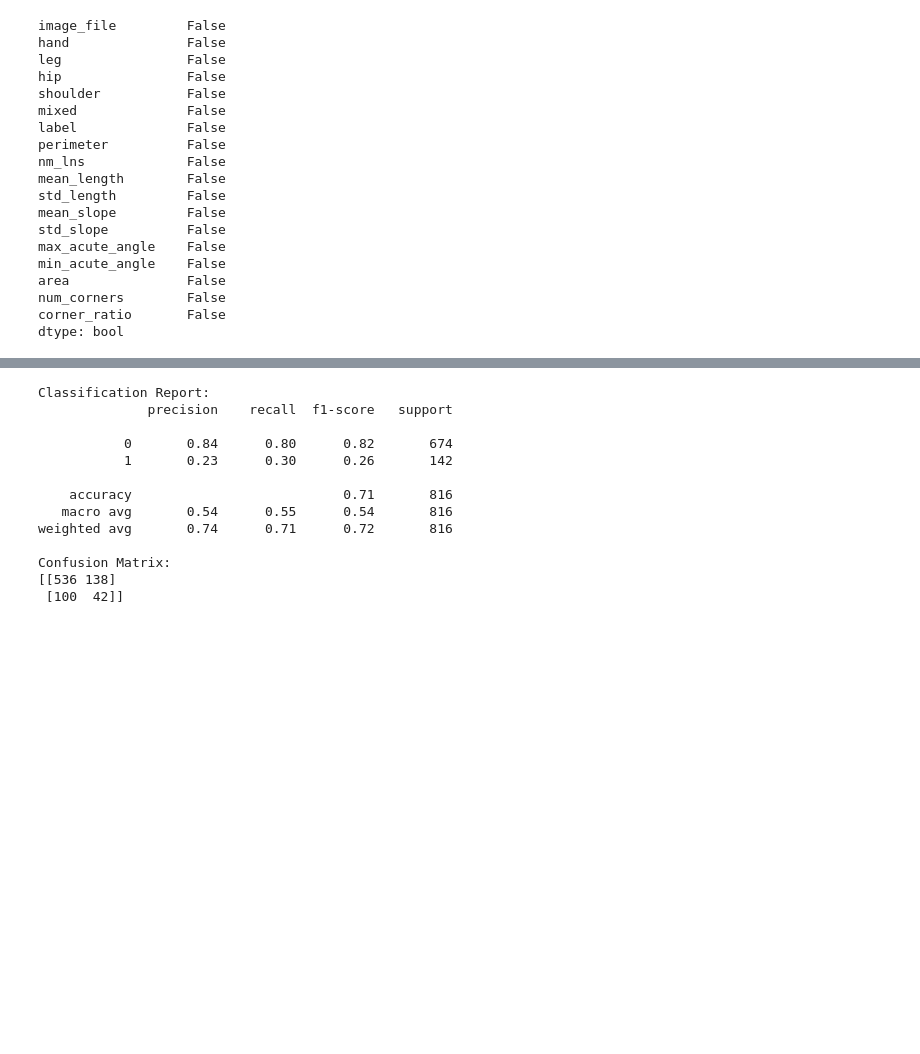
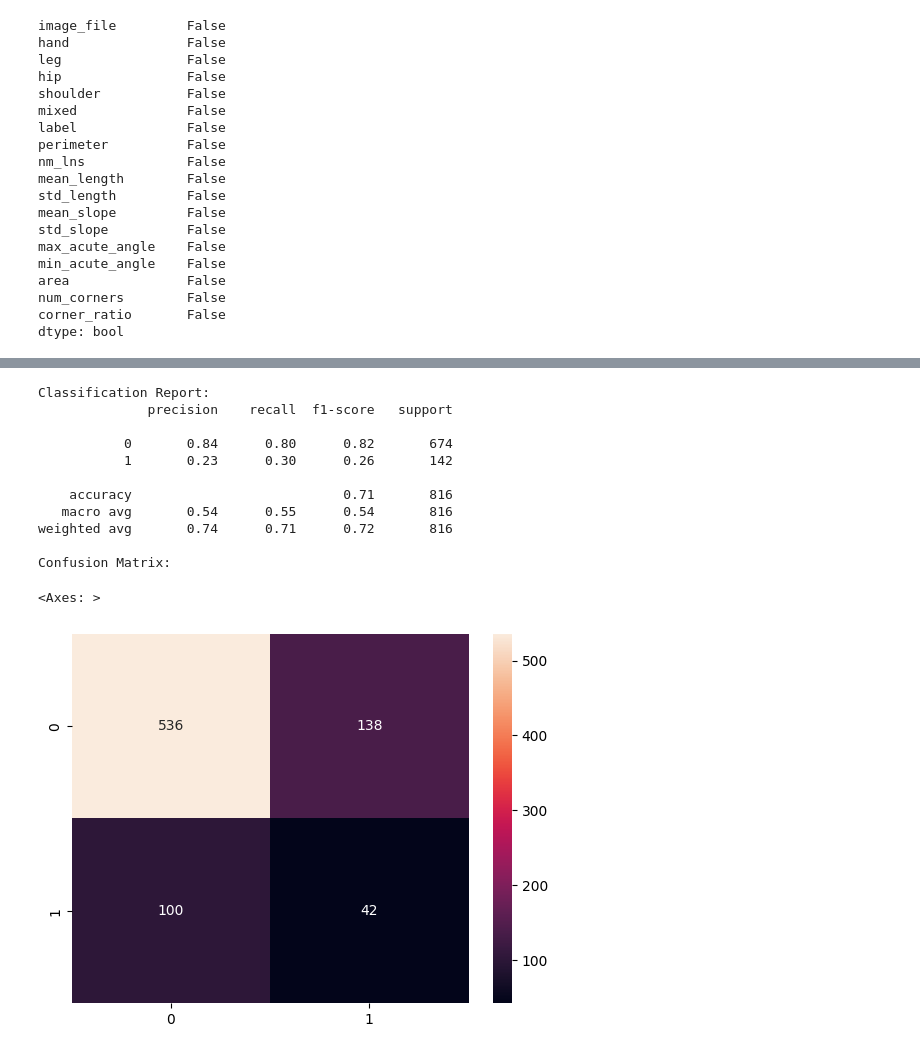
Before and after one commit to FacVain/kirik-tespit, a Jupyter notebook: method-2/classification/ml-test.ipynb, the cells around one changed output, grey strips where cells are left out. Drawn from its saved outputs; the diff is of its cells as text; code cells hidden in the pictures; blank space fills up the shorter version.

```diff
--- a/method-2/classification/ml-test.ipynb
+++ b/method-2/classification/ml-test.ipynb
@@ -86,29 +111,29 @@ Best: 0.298341 using {'class_weight': {0: 1, 1: 5}}
 # %%
 from sklearn.metrics import classification_report, confusion_matrix
+import seaborn as sns
 weigths = grid_result.best_params_['class_weight']
 model = svm.SVC(gamma='scale', class_weight=weigths)
 model.fit(X_train, y_train)
 y_pred = model.predict(X_test)
 
 print("Classification Report:")
 print(classification_report(y_test, y_pred))
-
 print("Confusion Matrix:")
-print(confusion_matrix(y_test, y_pred))
+sns.heatmap(confusion_matrix(y_test,y_pred),annot = True,fmt='d')
 # %% [output]
 Classification Report:
               precision    recall  f1-score   support
 
            0       0.84      0.80      0.82       674
            1       0.23      0.30      0.26       142
 
     accuracy                           0.71       816
    macro avg       0.54      0.55      0.54       816
 weighted avg       0.74      0.71      0.72       816
 
 Confusion Matrix:
-[[536 138]
- [100  42]]
+<Axes: >
+[figure, added]
 # %%
 from tensorflow.keras.models import Sequential
 from tensorflow.keras.layers import Dense
```
Also changed, not shown: parts of 7 cells of this notebook.
